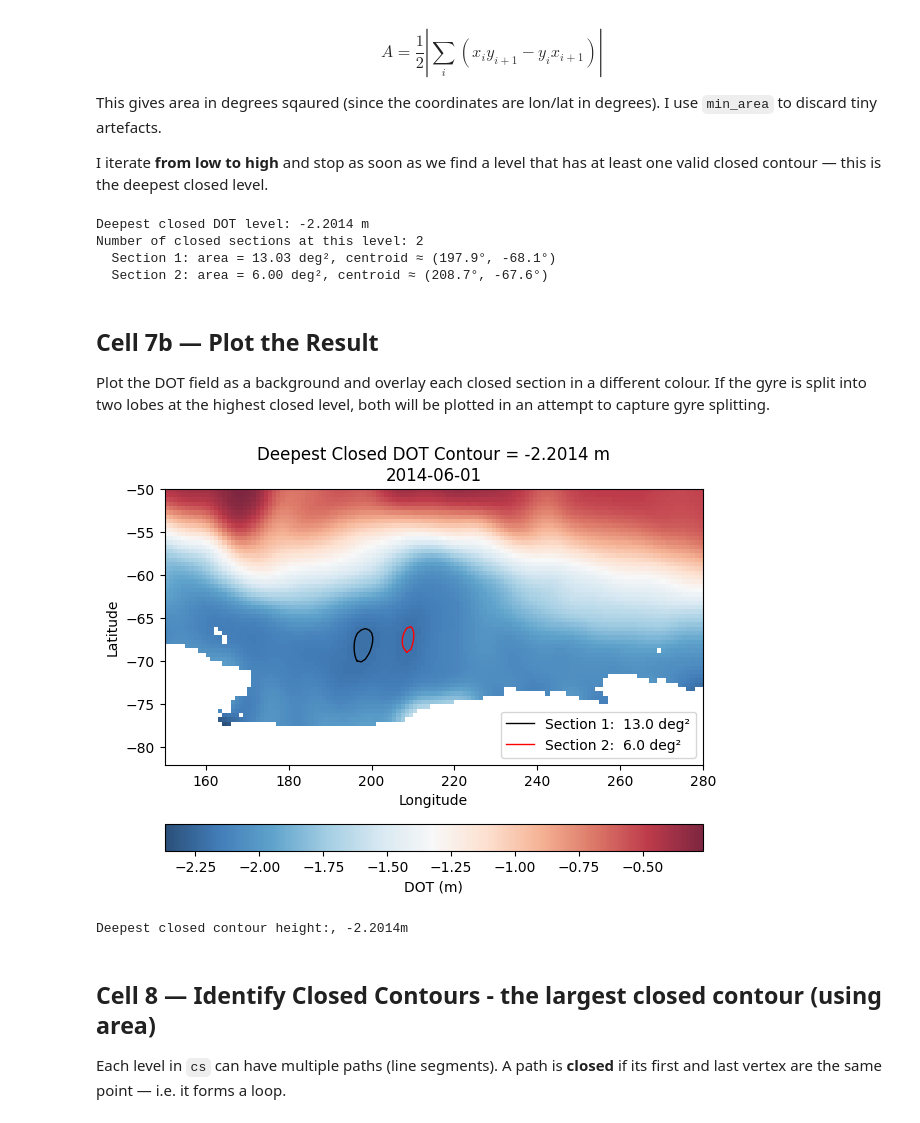
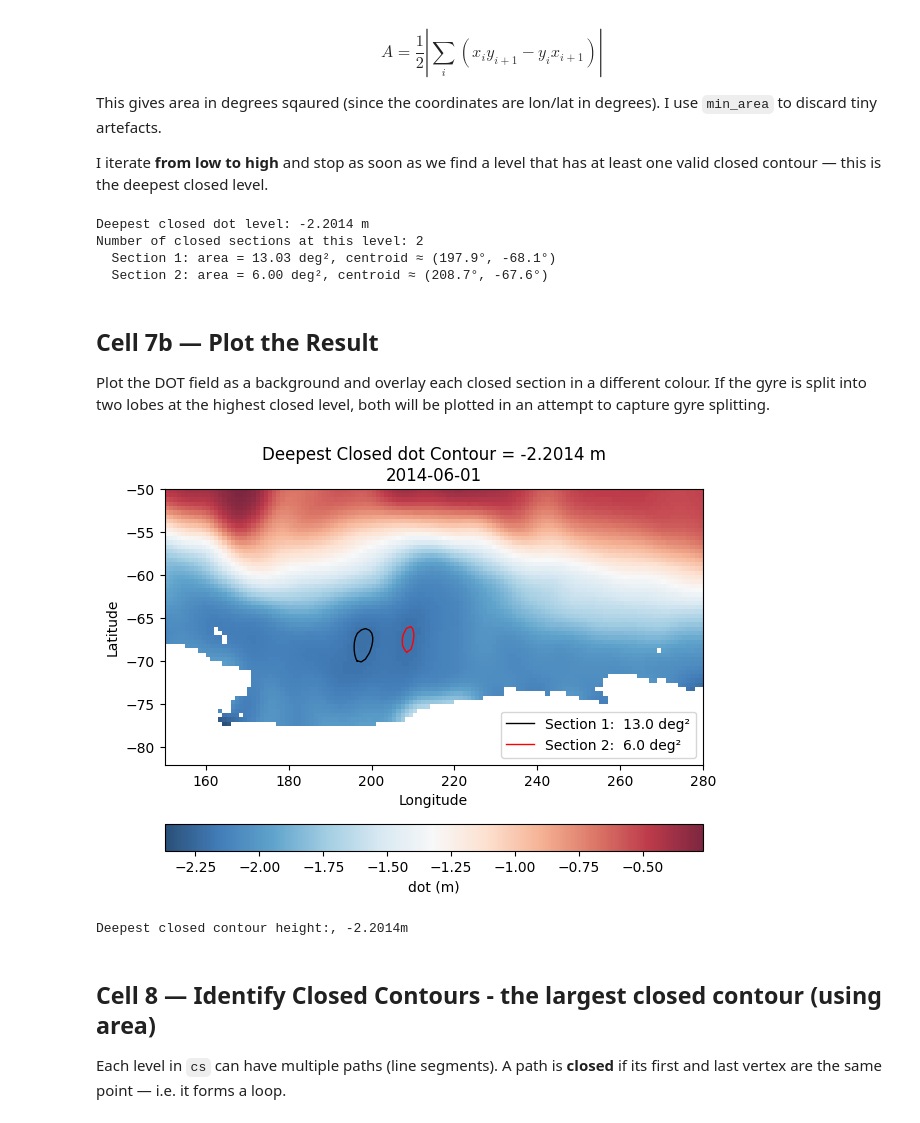
Before and after one commit to isabelle-white/SLA_analysis, a Jupyter notebook: Scripts/phd_scripts/largest_closed_contour.ipynb, the cells around one changed output. Cells and saved outputs as stored; diff of their text form; code cells hidden in the pictures.

```diff
--- a/Scripts/phd_scripts/largest_closed_contour.ipynb
+++ b/Scripts/phd_scripts/largest_closed_contour.ipynb
@@ -272,12 +406,12 @@ Two things:
 2. **Land mask** — land points are set to `NaN` so they are invisible to the contouring algorithm. Without this, contour lines would run across land, which lead to the problem i had before
 # %%
-dot_2d  = ds_slice['dot'].values.T         # shape becomes (n_lat, n_lon)
+var_2d  = ds_slice[variable].values.T         # shape becomes (n_lat, n_lon)
 land_2d = ds_slice['land_mask'].values.T   # same shape
 
 # Set land points to NaN — contour ignores NaN
-dot_2d = np.where(land_2d == 1, np.nan, dot_2d)
+var_2d = np.where(land_2d == 1, np.nan, var_2d)
 
-print(f"DOT shape (lat x lon): {dot_2d.shape}")
-print(f"DOT range:  {np.nanmin(dot_2d):.4f} to {np.nanmax(dot_2d):.4f} m")
-print(f"NaN (land/missing) points: {np.sum(np.isnan(dot_2d))} of {dot_2d.size}")
+print(f"{variable} shape (lat x lon): {var_2d.shape}")
+print(f"{variable} range:  {np.nanmin(var_2d):.4f} to {np.nanmax(var_2d):.4f} m")
+print(f"NaN (land/missing) points: {np.sum(np.isnan(var_2d))} of {var_2d.size}")
 # %% [output]
@@ -342,23 +476,2 @@ plt.show()
 
 The `cs` contour object is needed to extract path geometry; I plot it here to check the correct contour is selected below.
-# %%
-levels = np.linspace(np.nanmin(dot_2d), np.nanmax(dot_2d), n_levels)
-
-fig, ax = plt.subplots(figsize=(11, 5))
-cs = ax.contour(lon_grid, lat_grid, dot_2d, levels=levels)
-plt.colorbar(cs, orientation='horizontal')
-plt.title(f'DOT contours at {ds.time[time_idx].values}')
-
-_land.plot(ax=ax,      color='lightgray', edgecolor='none',  zorder=2)
-_coast.plot(ax=ax,     color='darkgray',      edgecolor='black', linewidth=0.8, zorder=3)
-_ice_poly.plot(ax=ax,  color='lightblue', edgecolor='none',  alpha=0.5, zorder=2)
-_ice_lines.plot(ax=ax, color='steelblue', edgecolor='none',  linewidth=0.8, zorder=3)
-ax.set_aspect('auto')
-
-plt.show()
-plt.close(fig)
-
-
-print(f"Generated {len(cs.levels)} contour levels")
-print(f"Level range: {cs.levels[0]:.4f} to {cs.levels[-1]:.4f} m")
-print(f"Level spacing: {np.diff(cs.levels).mean():.5f} m")
@@ -411,7 +519,7 @@ for level, segs in zip((cs.levels), (cs.allsegs)):
 
 # --- Report ---
 if best_level is not None:
-    print(f"Deepest closed DOT level: {best_level:.4f} m")
+    print(f"Deepest closed {variable} level: {best_level:.4f} m")
     print(f"Number of closed sections at this level: {len(best_paths)}")
     for i, (area, verts) in enumerate(best_paths):
         cx = verts[:, 0].mean()
@@ -420,7 +528,7 @@ if best_level is not None:
 else:
     print("No closed contours found. Try lowering min_area or adjusting lon_min/lon_max.")
 # %% [output]
-Deepest closed DOT level: -2.2014 m
+Deepest closed dot level: -2.2014 m
 Number of closed sections at this level: 2
   Section 1: area = 13.03 deg², centroid ≈ (197.9°, -68.1°)
   Section 2: area = 6.00 deg², centroid ≈ (208.7°, -67.6°)
@@ -432,37 +540,37 @@ Plot the DOT field as a background and overlay each closed section in a differen
 colors = ['black', 'red', 'blue', 'orange', 'green', 'purple']
 
 fig, ax = plt.subplots()
 # fig, ax = plt.subplots(figsize=(12, 6), subplot_kw={'projection': ccrs.PlateCarree()})
 
-pcm = ax.pcolormesh(lon_grid, lat_grid, dot_2d, cmap='RdBu_r', shading='auto', alpha=0.85)
-plt.colorbar(pcm, ax=ax, label='DOT (m)', orientation='horizontal')
+pcm = ax.pcolormesh(lon_grid, lat_grid, var_2d, cmap='RdBu_r', shading='auto', alpha=0.85)
+plt.colorbar(pcm, ax=ax, label=f'{variable} (m)', orientation='horizontal')
 
 if best_paths:
     for i, (area, verts) in enumerate(best_paths):
         color = colors[i % len(colors)]
         ax.plot(
             verts[:, 0], verts[:, 1],
             color=color, linewidth=1,
             label=f'Section {i+1}:  {area:.1f} deg²'
         )
 
     ax.set_title(
-        f'Deepest Closed DOT Contour = {best_level:.4f} m\n'
+        f'Deepest Closed {variable} Contour = {best_level:.4f} m\n'
         f'{str(ds.time[time_idx].values)[:10]}'
     )
 else:
     ax.set_title('No closed contours found')
 
 ax.set_xlabel('Longitude')
 ax.set_ylabel('Latitude')
 ax.legend(loc='lower right')
 # ax.coastlines()
 plt.tight_layout()
 plt.show()
 
 print(f'Deepest closed contour height:, {best_level:.4f}m')
 # %% [output]
-[figure, old version]
+[figure, new version]
 Deepest closed contour height:, -2.2014m
 # %% [markdown]
 ## Cell 8 — Identify Closed Contours - the largest closed contour (using area)
```
Also changed, not shown: parts of 29 cells of this notebook, 1 other file.
